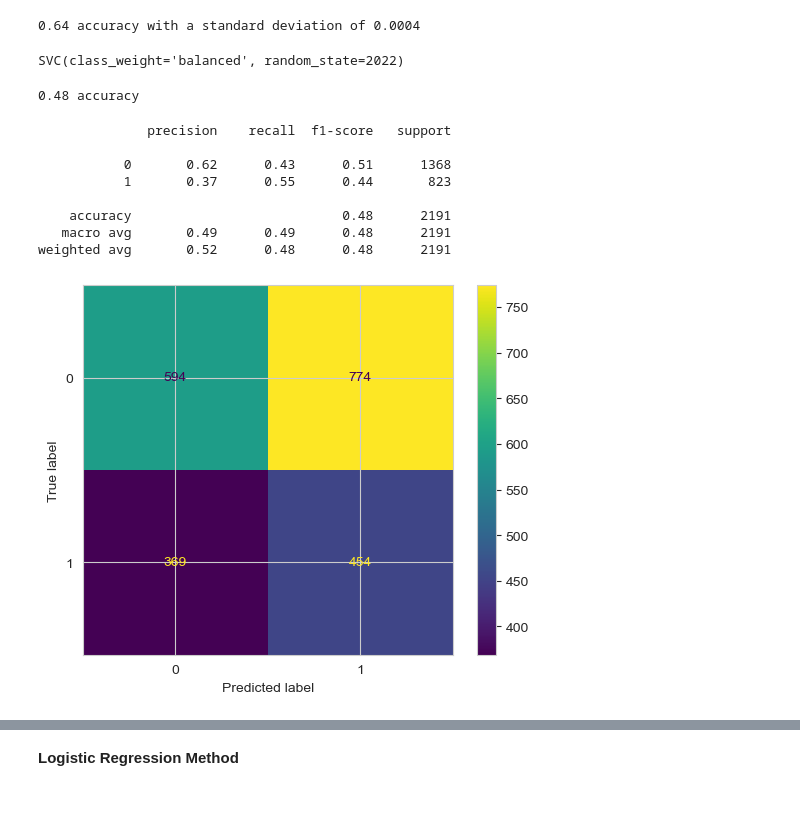
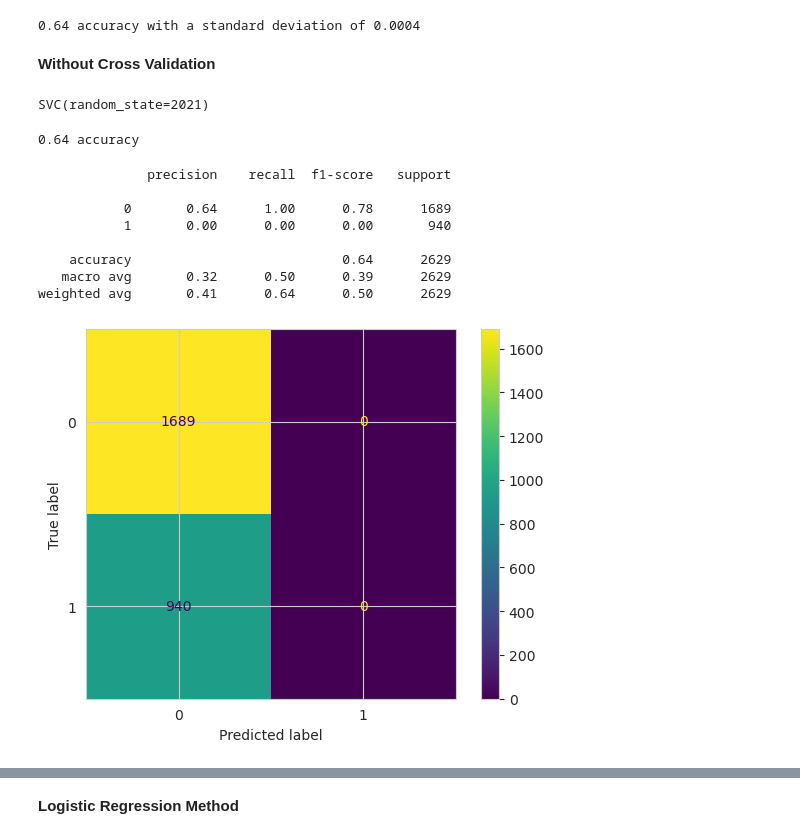
Before and after one commit to AN-DRE4/DadosAprendizagemAutomatica, a Jupyter notebook: HeartAttack.ipynb, the cells around one changed output, grey strips where cells are left out. Cells and saved outputs as stored; diff of their text form; code cells hidden in the pictures; blank space fills up the shorter version.

```diff
--- a/HeartAttack.ipynb
+++ b/HeartAttack.ipynb
@@ -484,7 +491,10 @@ O nosso objetivo com este dataset foi prever o risco de ataque cardíacos. Trata
 # %%
-x = heartAtk_clean_finalVersion.drop(['Heart Attack Risk'], axis = 1)
-y = heartAtk_clean_finalVersion['Heart Attack Risk']
+x = heartAtk_clean_finalVersion.drop(['Heart Attack Risk'],axis=1) # Input Data
+y = heartAtk_clean_finalVersion['Heart Attack Risk'].to_frame() # Target Feature
 
 # Creating testing data and training data.
 
-x_train, x_test, y_train, y_test = train_test_split(x, y, test_size=0.35, random_state=2022)
+x_train, x_test, y_train, y_test = train_test_split(x, y, test_size=0.35, random_state=2021)
+
+print("The shape of x is %s. The training set has the shape %s and the test set has the shape %s." %(x.shape, x_train.shape, x_test.shape))
+print("The shape of y is %s. The training set has the shape %s and the test set has the shape %s." %(y.shape, y_train.shape, y_test.shape))
@@ -605,7 +573,5 @@ Support Vector Classifier (SVC) é um algoritmo de *_machine learning_* algorith
 # %%
-x = heartAtk_clean_finalVersion.drop(['Heart Attack Risk'], axis = 1)
-y = heartAtk_clean_finalVersion['Heart Attack Risk']
-x_train, x_test, y_train, y_test = train_test_split(x, y, test_size=0.25,random_state=2022)
+x_train, x_test, y_train, y_test = train_test_split(x,np.ravel(y),test_size=0.30,random_state=2021)
 
 sns.set_style('whitegrid')
 sns.countplot(x='Heart Attack Risk', data = pd.DataFrame(y_train,columns=['Heart Attack Risk']), palette='RdBu_r')
@@ -638,29 +596,31 @@ array([0.64196123, 0.64196123, 0.64196123, 0.64269406, 0.64155251,
 print("%0.2f accuracy with a standard deviation of %0.4f" % (scores.mean(),scores.std()))
 # %% [output]
 0.64 accuracy with a standard deviation of 0.0004
+# %% [markdown]
+**Without Cross Validation**
 # %%
-svcmodel = SVC(random_state=2022, class_weight='balanced')
-svcmodel.fit(x_train,y_train)
+model = SVC(random_state=2021)
+model.fit(x_train,y_train)
 # %% [output]
-SVC(class_weight='balanced', random_state=2022)
+SVC(random_state=2021)
 # %%
-svc_predictions = svcmodel.predict(x_test)
-print("%0.2f accuracy" % (accuracy_score(y_test,svc_predictions)))
+predictions = model.predict(x_test)
+print("%0.2f accuracy" % (accuracy_score(y_test,predictions)))
 # %% [output]
-0.48 accuracy
+0.64 accuracy
 # %%
-print(classification_report(y_test,svc_predictions))
+print(classification_report(y_test,predictions))
 # %% [output]
               precision    recall  f1-score   support
 
-           0       0.62      0.43      0.51      1368
-           1       0.37      0.55      0.44       823
+           0       0.64      1.00      0.78      1689
+           1       0.00      0.00      0.00       940
 
-    accuracy                           0.48      2191
-   macro avg       0.49      0.49      0.48      2191
-weighted avg       0.52      0.48      0.48      2191
+    accuracy                           0.64      2629
+   macro avg       0.32      0.50      0.39      2629
+weighted avg       0.41      0.64      0.50      2629
 # %%
-ConfusionMatrixDisplay.from_predictions(y_test,svc_predictions)
+ConfusionMatrixDisplay.from_predictions(y_test,predictions)
 plt.show()
 # %% [output]
-[figure, old version]
+[figure, new version]
```
Also changed, not shown: parts of 106 cells of this notebook.
